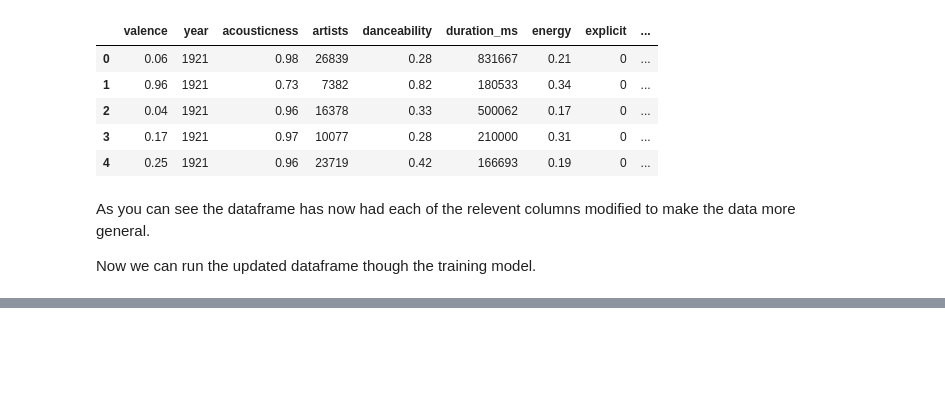
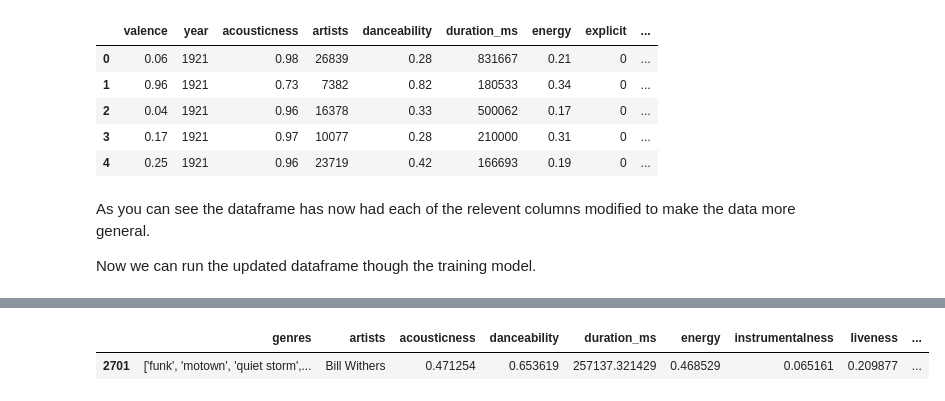
Before and after one commit to Calrizer/SpotifyExperiments, a Jupyter notebook: spotify.ipynb, the cells around one changed output, grey strips where cells are left out. Saved outputs shown, nothing was run; the diff lists cells and outputs as text; code cells hidden in the pictures; blank space fills up the shorter version.

```diff
--- a/spotify.ipynb
+++ b/spotify.ipynb
@@ -292,0 +290,5 @@ Not the biggest enchancement, but enhancement nonetheless.
+# %%
+genresDf.loc[genresDf['artists'] ==  "Bill Withers"]
+# %% [output]
+|  | genres | artists | acousticness | danceability | duration_ms | energy | instrumentalness | liveness | ... |
+| 2701 | ['funk', 'motown', 'quiet storm',... | Bill Withers | 0.471254 | 0.653619 | 257137.321429 | 0.468529 | 0.065161 | 0.209877 | ... |
```
Also changed, not shown: parts of 30 cells of this notebook, 2 other files.
